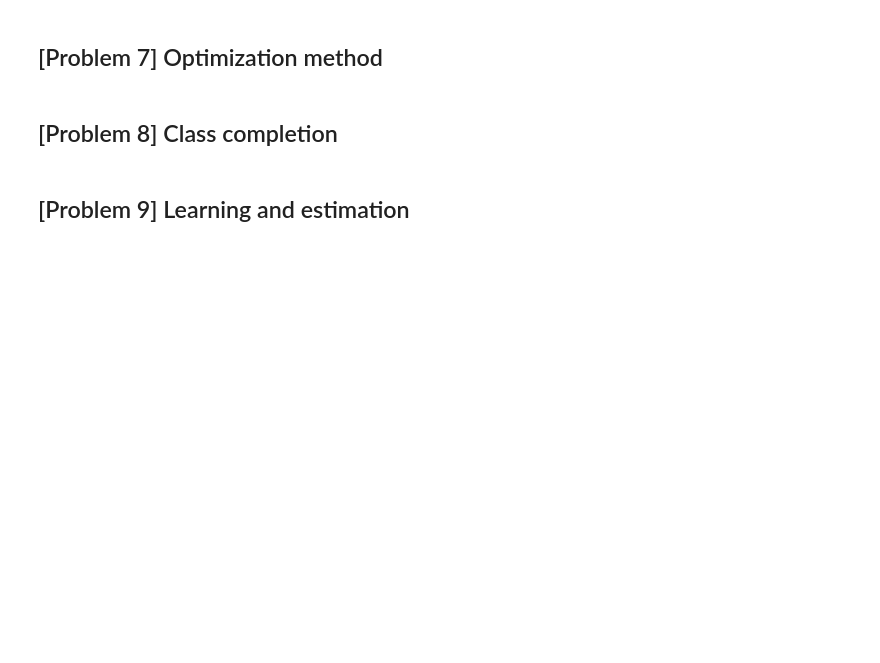
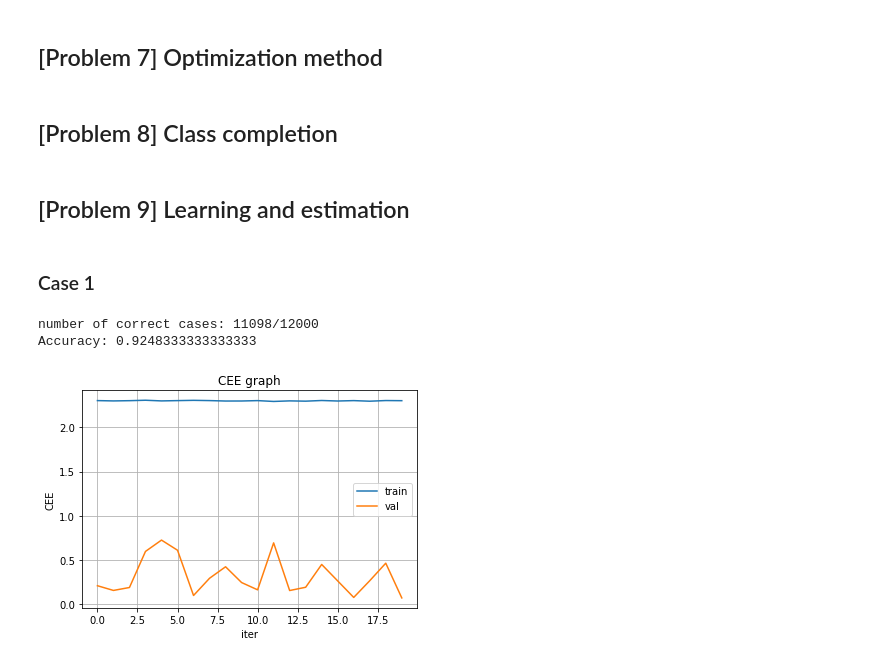
Before and after one commit to goriummaximum/diveintocode-ml, a Jupyter notebook: Sprints/sprint10-DNN/dnn.ipynb, the cells around one changed output. Drawn from its saved outputs; the diff is of its cells as text; code cells hidden in the pictures; blank space fills up the shorter version.

```diff
--- a/Sprints/sprint10-DNN/dnn.ipynb
+++ b/Sprints/sprint10-DNN/dnn.ipynb
@@ -376,0 +390,20 @@ class ScratchDeepNeuralNetrowkClassifier():
+# %%
+from sklearn.preprocessing import OneHotEncoder
+enc = OneHotEncoder(handle_unknown='ignore', sparse=False)
+y_train_one_hot = enc.fit_transform(y_train[:, np.newaxis])
+y_test_one_hot = enc.transform(y_test[:, np.newaxis])
+# %%
+from sklearn.model_selection import train_test_split
+X_train, X_val, y_train, y_val = train_test_split(X_train, y_train_one_hot, test_size=0.2)
+# %%
+def plot_CEE(CEE_list=None, CEE_list_val=None, epochs=None):
+    """plot final CEE for every epochs"""
+    if (CEE_list is not None):
+        plt.plot(np.arange(0, epochs), CEE_list[:epochs], label="train")
+    if (CEE_list_val is not None):
+        plt.plot(np.arange(0, epochs), CEE_list_val[:epochs], label="val")
+    plt.legend()
+    plt.xlabel("iter")
+    plt.ylabel("CEE")
+    plt.title("CEE graph")
+    plt.grid()
@@ -376,0 +432,18 @@ class ScratchDeepNeuralNetrowkClassifier():
+# %% [markdown]
+<h3>Case 1</h3>
+# %%
+dnn3_1 = ScratchDeepNeuralNetrowkClassifier(
+                hidden_layers=[400,200],
+                hidden_activations=['tanh', 'tanh'],
+                hidden_initializers=['gaussian', 'gaussian'],
+                sigma=0.01,
+                optimizer='sgd',
+                layer_type=None,
+                batch_size=20,
+                epochs=1,
+                lr=0.05,
+                seed=69,
+                verbose=False
+)
+
+dnn3_1.fit(X_train, y_train, X_val, y_val)
@@ -376,0 +452,11 @@ class ScratchDeepNeuralNetrowkClassifier():
+# %%
+unique_elements, counts_elements = np.unique(y_pred - np.argmax(y_val, axis=1), return_counts=True)
+print("number of correct cases: {}/{}".format(int(counts_elements[unique_elements == 0]), y_pred.shape[0]))
+print("Accuracy: {}".format(accuracy_score(np.argmax(y_val, axis=1), y_pred)))
+# %% [output]
+number of correct cases: 11098/12000
+Accuracy: 0.9248333333333333
+# %%
+plot_CEE(dnn3_1.CEE_list, dnn3_1.CEE_list_val, 1)
+# %% [output]
+[figure, added]
```
Also changed, not shown: parts of 9 cells of this notebook.
